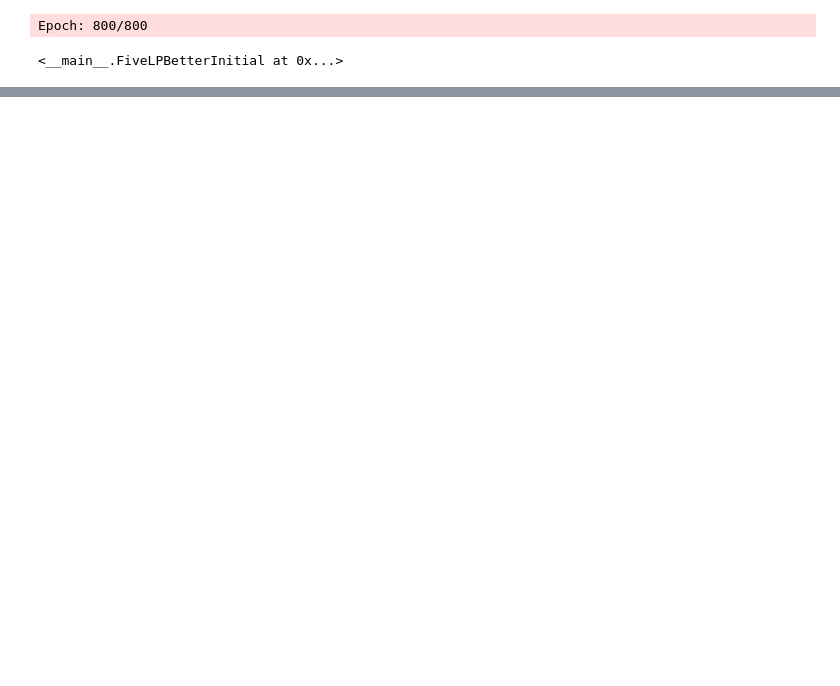
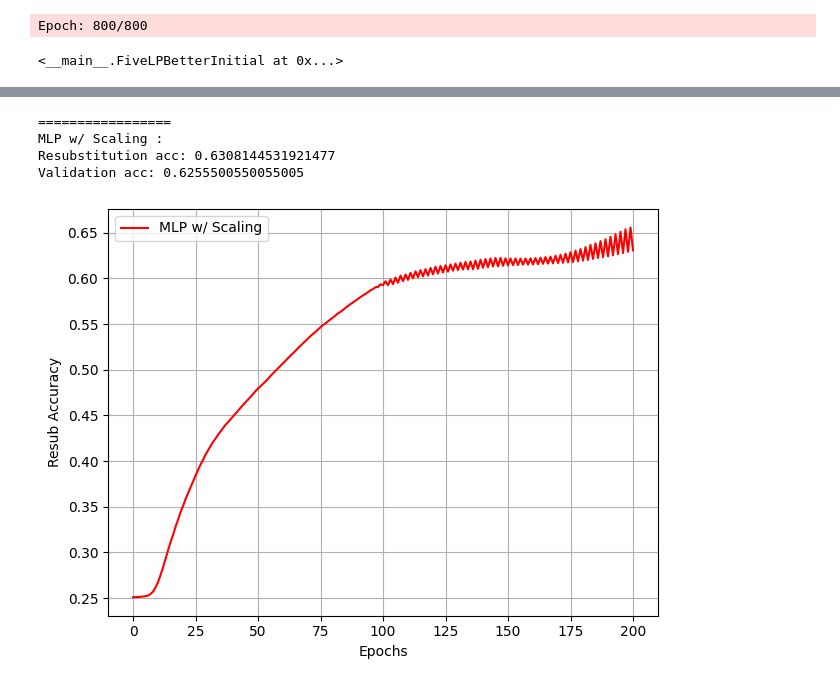
Before and after one commit to colew658/custom_mlp, a Jupyter notebook: custom_mlp.ipynb, the cells around one changed output, grey strips where cells are left out. Saved outputs shown, nothing was run; the diff lists cells and outputs as text; code cells hidden in the pictures; blank space fills up the shorter version.

```diff
--- a/custom_mlp.ipynb
+++ b/custom_mlp.ipynb
@@ -2057,9 +2362,11 @@ class FiveLPMiniBatchCrossEntropy(FiveLPMiniBatch):
         """Get the objective function value"""
         cost = -np.mean(
             np.nan_to_num(
-                Y_enc * np.log(A6 + 1e-7)
-                + (1 - Y_enc) * np.log(1 - A6 + 1e-7),
-            ),
+                (
+                    Y_enc * np.log(A6 + 1e-7)
+                    + (1 - Y_enc) * np.log(1 - A6 + 1e-7)
+                )
+            )
         )
         L2_term = self._L2_reg(self.l2_C, W1, W2, W3, W4, W5)
         return cost + L2_term
@@ -2087,6 +2394,7 @@ class FiveLPMiniBatchCrossEntropy(FiveLPMiniBatch):
         """Compute gradient step using backpropagation."""
         # vectorized backpropagation
         # Now using cross-entropy as cost function
+
         V5 = A6 - Y_enc
         V4 = A5 * (1 - A5) * (W5.T @ V5)
         V3 = A4 * (1 - A4) * (W4.T @ V4)
@@ -2253,0 +2552,17 @@ Validation acc: 0.7168591859185919
+# %%
+print_result(
+    mlp,
+    x_train_final.to_numpy(),
+    y_train_cat.to_numpy(),
+    x_test_final.to_numpy(),
+    y_test_cat,
+    "MLP w/ Scaling",
+    "red",
+)
+plt.show()
+# %% [output]
+=================
+MLP w/ Scaling :
+Resubstitution acc: 0.6308144531921477
+Validation acc: 0.6255500550055005
+[figure, added]
```
Also changed, not shown: parts of 24 cells of this notebook.
